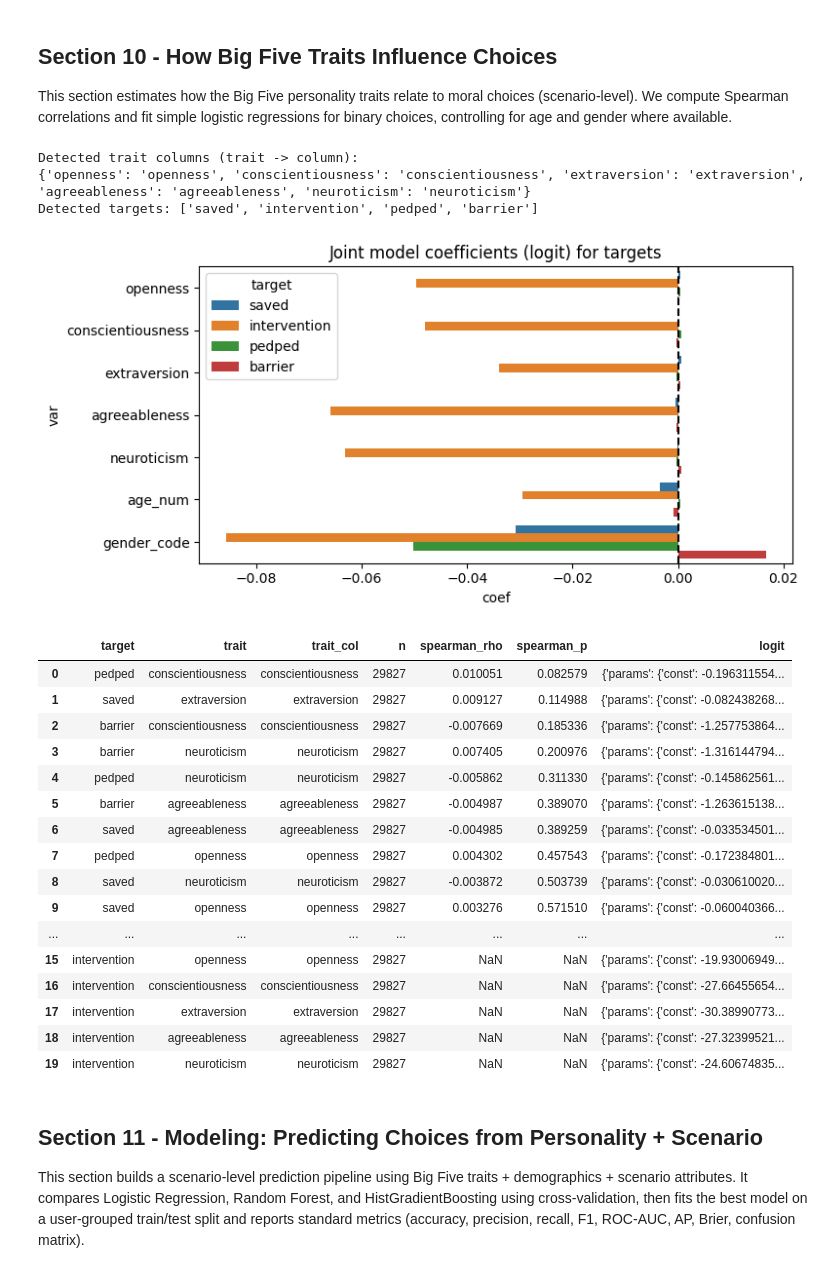
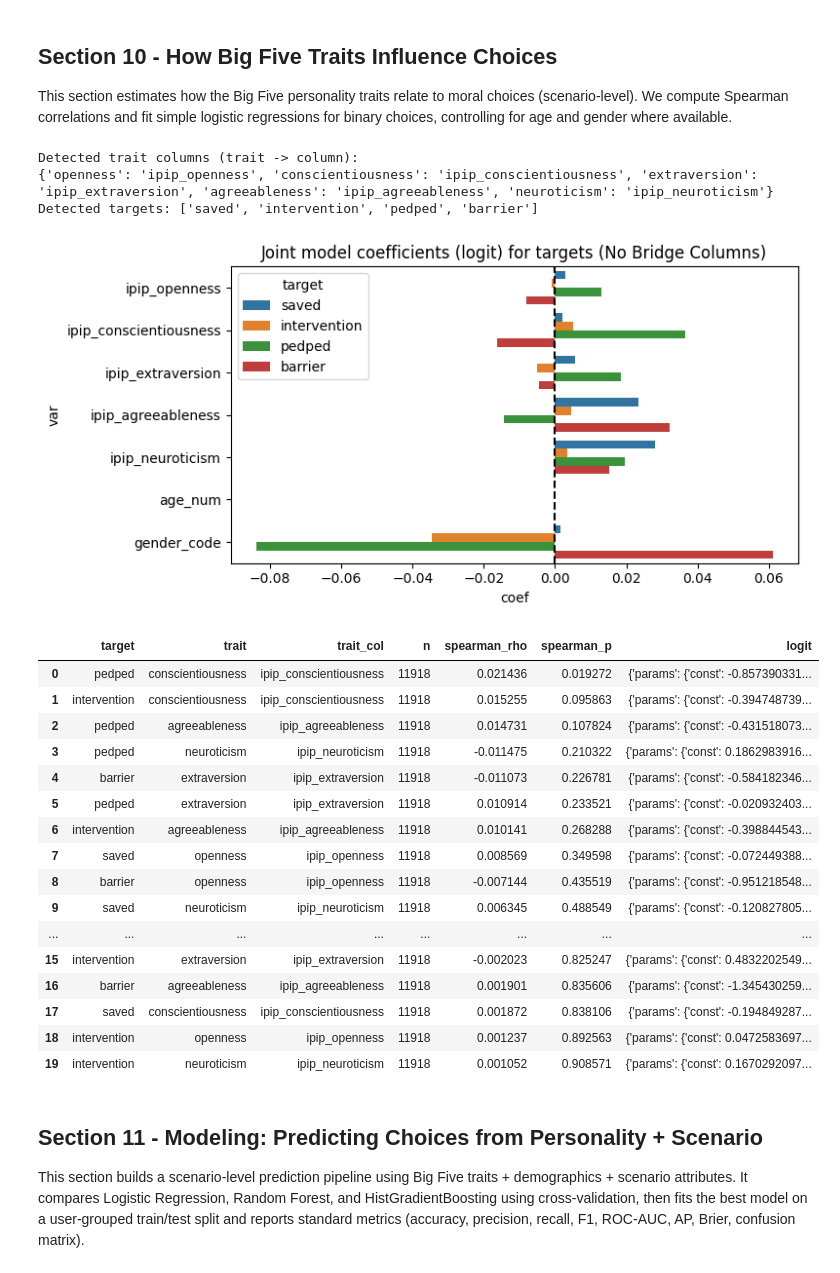
Before and after one commit to Cristiansen13/MoralAI-Predictors, a Jupyter notebook: AAD_MoralAI_NewApproach.ipynb, the cells around one changed output. Cells and saved outputs as stored; diff of their text form; code cells hidden in the pictures.

Commit message:
improve model accuracy

```diff
--- a/AAD_MoralAI_NewApproach.ipynb
+++ b/AAD_MoralAI_NewApproach.ipynb
@@ -52,6 +53,9 @@ df_ipip.head()
 # %% [markdown]
 ## Section 3 - Basic Exploration: Dataset 1
 # %%
+import numpy as np
+import pandas as pd
+
 MM_USECOLS = [
     "UserID",
     "ScenarioOrder",
@@ -74,13 +78,18 @@ MM_USECOLS = [
 ]
 
 SAMPLE_ROWS = 100_000  # sample for quick exploration
-mm_sample = pd.read_csv(MM_PATH, usecols=MM_USECOLS, nrows=SAMPLE_ROWS, low_memory=False)
 
-mm_sample.shape
-mm_sample.head()
-list(mm_sample.columns)
-mm_sample.isna().mean().sort_values(ascending=False).head(12)
+# 1. Load all rows, but ONLY the required columns to save memory
+mm_sample = pd.read_csv(MM_PATH, usecols=MM_USECOLS, low_memory=False)
+
+# 2. Randomly sample the rows to prevent sequential/time-based bias
+if len(mm_sample) > SAMPLE_ROWS:
+    mm_sample = mm_sample.sample(n=SAMPLE_ROWS, random_state=42).reset_index(drop=True)
+
+# 3. Explore the sampled data
+print("Shape:", mm_sample.shape)
+display(mm_sample.head())
 
 numeric_cols = mm_sample.select_dtypes(include=[np.number]).columns
-mm_sample[numeric_cols].describe().transpose()
+display(mm_sample[numeric_cols].describe().transpose())
 # %% [output]
@@ -585,31 +566,34 @@ if len(top_pairs) > 0:
 ## Section 10 - How Big Five Traits Influence Choices
 This section estimates how the Big Five personality traits relate to moral choices (scenario-level). We compute Spearman correlations and fit simple logistic regressions for binary choices, controlling for age and gender where available.
 # %%
-# Section 10 - Personality -> Choices analysis
 import warnings
 warnings.filterwarnings('ignore')
 
 from scipy.stats import spearmanr
 import statsmodels.api as sm
+import pandas as pd
+import numpy as np
+import seaborn as sns
 
-# Detect trait columns (prefer IPIP then bridge then any matching suffix)
+# Detect trait columns
 trait_keys = ['openness','conscientiousness','extraversion','agreeableness','neuroticism']
 trait_cols = {}
 for t in trait_keys:
     t_lower = t.lower()
-    candidates = [c for c in merged.columns if c.lower() == t_lower or c.lower().endswith('_'+t_lower) or c.lower().startswith('ipip_'+t_lower) or c.lower().startswith('bridge_'+t_lower)]
+    candidates = [c for c in df_final.columns if c.lower() == t_lower or c.lower().endswith('_'+t_lower) or c.lower().startswith('ipip_'+t_lower)]
     if candidates:
         trait_cols[t] = candidates[0]
 
 print('Detected trait columns (trait -> column):')
 print(trait_cols)
 
-# Targets of interest (binary choices)
-targets = [c for c in ['saved','intervention','pedped','barrier'] if c in merged.columns]
+targets = [c for c in ['saved','intervention','pedped','barrier'] if c in df_final.columns]
 print('Detected targets:', targets)
 
 # Prepare gender code and age if available
-df_analysis = merged.copy()
+# Using df_final instead of merged
+df_analysis = df_final.copy()
+
 if 'gender' in df_analysis.columns:
     df_analysis['gender_code'] = df_analysis['gender'].astype(str).str.lower().map({'male':1,'female':0}).astype('float')
 elif 'mm_gender' in df_analysis.columns:
@@ -625,11 +609,13 @@ for target in targets:
         sub = sub.dropna(subset=[target, col])
         if len(sub) < 50:
             continue
+
         # Spearman
         try:
             rho, p = spearmanr(sub[col], sub[target], nan_policy='omit')
         except Exception:
             rho, p = (np.nan, np.nan)
+
         # Logistic regression if target is binary (0/1)
         lr_summary = None
         try:
@@ -662,7 +648,6 @@ for target in targets:
         })
 
 res_df = pd.DataFrame(results).sort_values('spearman_rho', key=lambda s: s.abs(), ascending=False).reset_index(drop=True)
-res_df.head(40)
 
 # Plot coefficients from joint model (all traits together) for each target
 joint_rows = []
@@ -670,63 +655,67 @@ for target in targets:
     cols = [trait_cols[t] for t in trait_cols if trait_cols.get(t)]
     use_cols = [c for c in cols if c in df_analysis.columns]
     sub = df_analysis[[target] + use_cols + ['age_num','gender_code']].dropna(subset=[target]+use_cols)
+
     if len(sub) < 100:
         continue
+
     y = pd.to_numeric(sub[target], errors='coerce')
     if not set(y.dropna().unique()) <= {0,1}:
         continue
+
     X = sub[use_cols].apply(pd.to_numeric, errors='coerce')
     if 'age_num' in sub.columns:
         X['age_num'] = sub['age_num']
     if 'gender_code' in sub.columns:
         X['gender_code'] = sub['gender_code']
+
     X = sm.add_constant(X)
     try:
         res = sm.Logit(y, X, missing='drop').fit(disp=False)
         params = res.params
         pvals = res.pvalues
         orrs = np.exp(params)
         for name in params.index:
             if name == 'const':
                 continue
             joint_rows.append({'target': target, 'var': name, 'coef': params[name], 'p': pvals[name], 'odds': orrs[name]})
     except Exception:
         continue
 
 joint_df = pd.DataFrame(joint_rows)
 if not joint_df.empty:
     import matplotlib.pyplot as plt
     plt.figure(figsize=(8, max(4, joint_df['var'].nunique()*0.5)))
     sns.barplot(data=joint_df, x='coef', y='var', hue='target')
     plt.axvline(0, color='k', linestyle='--')
-    plt.title('Joint model coefficients (logit) for targets')
+    plt.title('Joint model coefficients (logit) for targets (No Bridge Columns)')
     plt.tight_layout()
     plt.show()
 
 # Show top correlations table
-res_df.head(40)
+display(res_df.head(40))
 # %% [output]
 Detected trait columns (trait -> column):
-{'openness': 'openness', 'conscientiousness': 'conscientiousness', 'extraversion': 'extraversion', 'agreeableness': 'agreeableness', 'neuroticism': 'neuroticism'}
+{'openness': 'ipip_openness', 'conscientiousness': 'ipip_conscientiousness', 'extraversion': 'ipip_extraversion', 'agreeableness': 'ipip_agreeableness', 'neuroticism': 'ipip_neuroticism'}
 Detected targets: ['saved', 'intervention', 'pedped', 'barrier']
-[figure, old version]
+[figure, new version]
 |  | target | trait | trait_col | n | spearman_rho | spearman_p | logit |
-| 0 | pedped | conscientiousness | conscientiousness | 29827 | 0.010051 | 0.082579 | {'params': {'const': -0.196311554... |
-| 1 | saved | extraversion | extraversion | 29827 | 0.009127 | 0.114988 | {'params': {'const': -0.082438268... |
-| 2 | barrier | conscientiousness | conscientiousness | 29827 | -0.007669 | 0.185336 | {'params': {'const': -1.257753864... |
-| 3 | barrier | neuroticism | neuroticism | 29827 | 0.007405 | 0.200976 | {'params': {'const': -1.316144794... |
-| 4 | pedped | neuroticism | neuroticism | 29827 | -0.005862 | 0.311330 | {'params': {'const': -0.145862561... |
-| 5 | barrier | agreeableness | agreeableness | 29827 | -0.004987 | 0.389070 | {'params': {'const': -1.263615138... |
-| 6 | saved | agreeableness | agreeableness | 29827 | -0.004985 | 0.389259 | {'params': {'const': -0.033534501... |
-| 7 | pedped | openness | openness | 29827 | 0.004302 | 0.457543 | {'params': {'const': -0.172384801... |
-| 8 | saved | neuroticism | neuroticism | 29827 | -0.003872 | 0.503739 | {'params': {'const': -0.030610020... |
-| 9 | saved | openness | openness | 29827 | 0.003276 | 0.571510 | {'params': {'const': -0.060040366... |
+| 0 | pedped | conscientiousness | ipip_conscientiousness | 11918 | 0.021436 | 0.019272 | {'params': {'const': -0.857390331... |
+| 1 | intervention | conscientiousness | ipip_conscientiousness | 11918 | 0.015255 | 0.095863 | {'params': {'const': -0.394748739... |
+| 2 | pedped | agreeableness | ipip_agreeableness | 11918 | 0.014731 | 0.107824 | {'params': {'const': -0.431518073... |
+| 3 | pedped | neuroticism | ipip_neuroticism | 11918 | -0.011475 | 0.210322 | {'params': {'const': 0.1862983916... |
+| 4 | barrier | extraversion | ipip_extraversion | 11918 | -0.011073 | 0.226781 | {'params': {'const': -0.584182346... |
+| 5 | pedped | extraversion | ipip_extraversion | 11918 | 0.010914 | 0.233521 | {'params': {'const': -0.020932403... |
+| 6 | intervention | agreeableness | ipip_agreeableness | 11918 | 0.010141 | 0.268288 | {'params': {'const': -0.398844543... |
+| 7 | saved | openness | ipip_openness | 11918 | 0.008569 | 0.349598 | {'params': {'const': -0.072449388... |
+| 8 | barrier | openness | ipip_openness | 11918 | -0.007144 | 0.435519 | {'params': {'const': -0.951218548... |
+| 9 | saved | neuroticism | ipip_neuroticism | 11918 | 0.006345 | 0.488549 | {'params': {'const': -0.120827805... |
 | ... | ... | ... | ... | ... | ... | ... | ... |
-| 15 | intervention | openness | openness | 29827 | NaN | NaN | {'params': {'const': -19.93006949... |
-| 16 | intervention | conscientiousness | conscientiousness | 29827 | NaN | NaN | {'params': {'const': -27.66455654... |
-| 17 | intervention | extraversion | extraversion | 29827 | NaN | NaN | {'params': {'const': -30.38990773... |
-| 18 | intervention | agreeableness | agreeableness | 29827 | NaN | NaN | {'params': {'const': -27.32399521... |
-| 19 | intervention | neuroticism | neuroticism | 29827 | NaN | NaN | {'params': {'const': -24.60674835... |
+| 15 | intervention | extraversion | ipip_extraversion | 11918 | -0.002023 | 0.825247 | {'params': {'const': 0.4832202549... |
+| 16 | barrier | agreeableness | ipip_agreeableness | 11918 | 0.001901 | 0.835606 | {'params': {'const': -1.345430259... |
+| 17 | saved | conscientiousness | ipip_conscientiousness | 11918 | 0.001872 | 0.838106 | {'params': {'const': -0.194849287... |
+| 18 | intervention | openness | ipip_openness | 11918 | 0.001237 | 0.892563 | {'params': {'const': 0.0472583697... |
+| 19 | intervention | neuroticism | ipip_neuroticism | 11918 | 0.001052 | 0.908571 | {'params': {'const': 0.1670292097... |
 # %% [markdown]
 ## Section 11 - Modeling: Predicting Choices from Personality + Scenario
 This section builds a scenario-level prediction pipeline using Big Five traits + demographics + scenario attributes. It compares Logistic Regression, Random Forest, and HistGradientBoosting using cross-validation, then fits the best model on a user-grouped train/test split and reports standard metrics (accuracy, precision, recall, F1, ROC-AUC, AP, Brier, confusion matrix).
```
Also changed, not shown: parts of 6 cells of this notebook.
